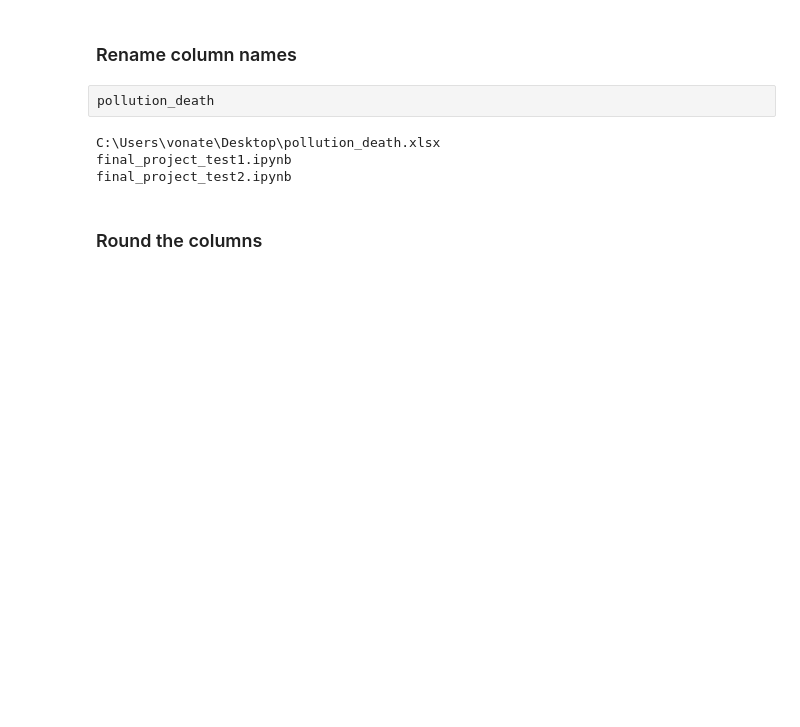
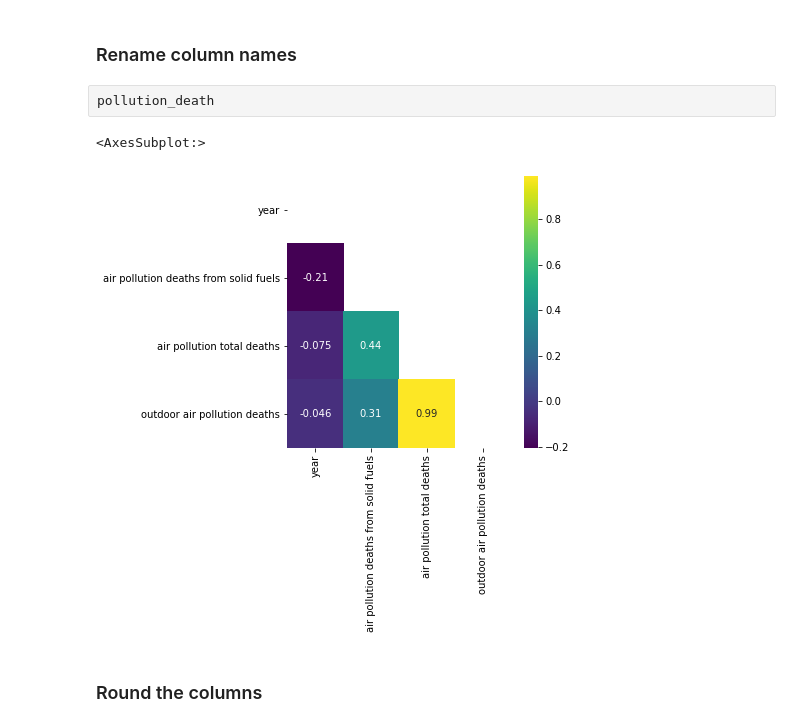
Before and after one commit to vonate5/air-pollution, a Jupyter notebook: code/final_project.ipynb, the cells around one changed output. Saved outputs shown, nothing was run; the diff lists cells and outputs as text; code cells hidden in the pictures; blank space fills up the shorter version.

Commit message:
project

```diff
--- a/code/final_project_test2.ipynb
+++ b/code/final_project.ipynb
@@ -191,12 +191,15 @@ pollution_death=new_death_factor.rename(columns=({'code': 'country code',
 pollution_death
 # %%
 pollution_death.to_excel(r'C:\Users\vonate\Desktop\pollution_death.xlsx', index = False)
-# %%
-ls
-# %% [output]
-C:\Users\vonate\Desktop\pollution_death.xlsx
-final_project_test1.ipynb
-final_project_test2.ipynb
+# %%
+mask=np.zeros_like(pollution_death.corr())
+mask[np.triu_indices_from(mask)]=True
+
+fig, ax = plt.subplots(figsize=(5, 5))
+sns.heatmap(pollution_death.corr(), mask=mask, annot=True,ax=ax, cmap ='viridis')
+# %% [output]
+<AxesSubplot:>
+[figure, added]
 # %% [markdown]
 ### Round the columns
 # %% [raw]
```
Also changed, not shown: parts of 9 cells of this notebook.
